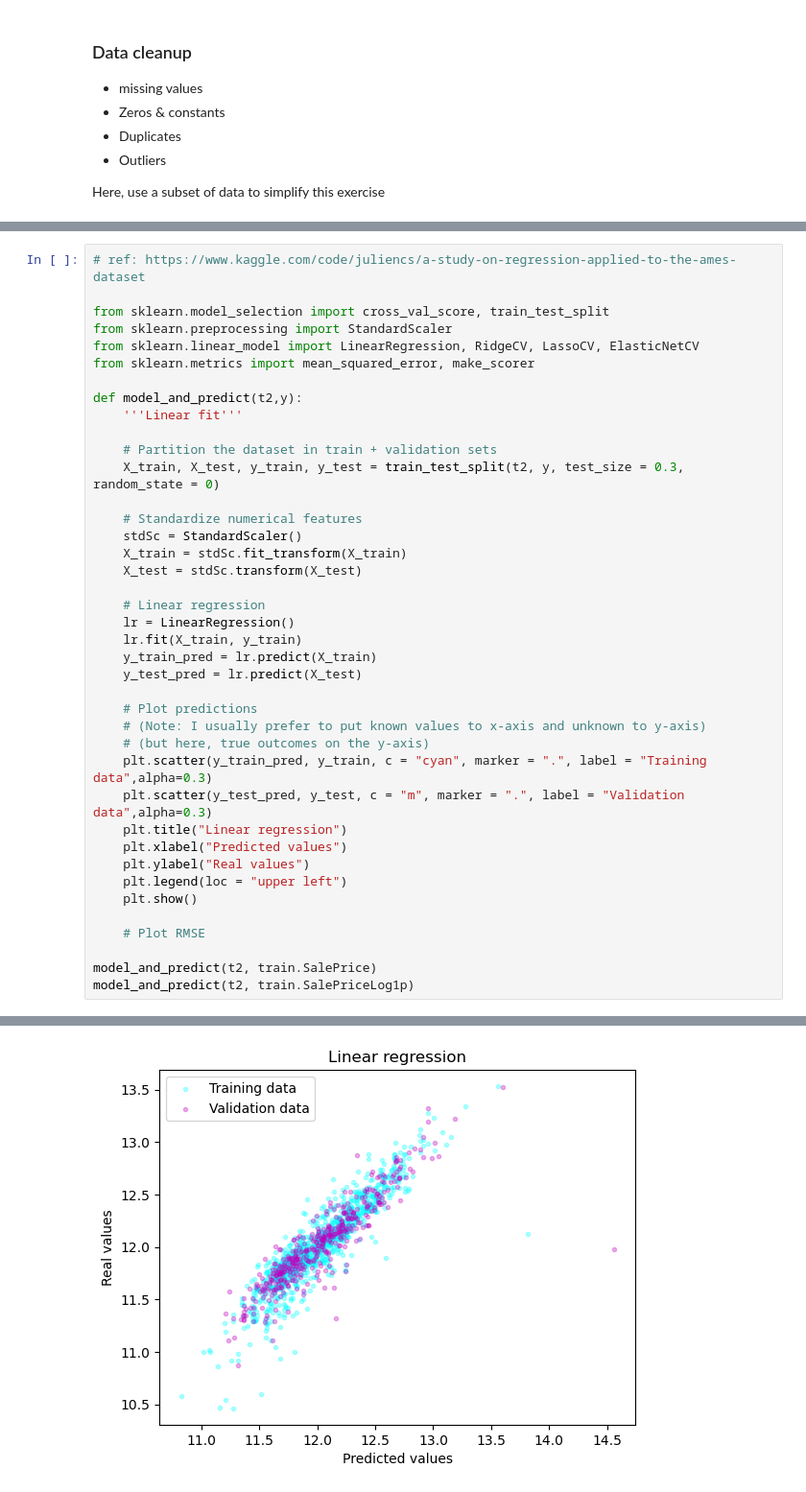
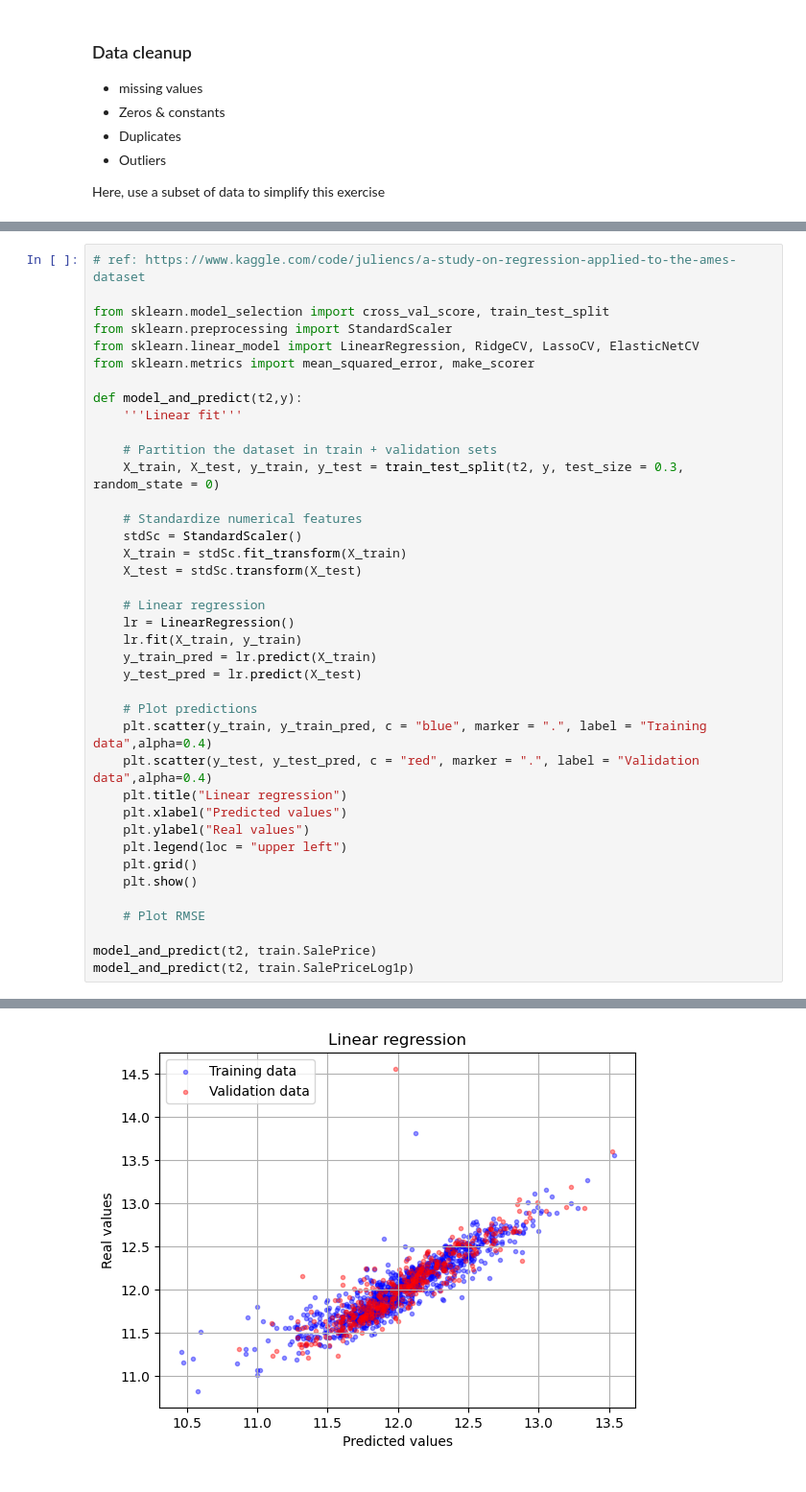
Before and after one commit to yiilih/kaggle-house-pricing-tutorial, a Jupyter notebook: analysis.ipynb, the cells around one changed output, grey strips where cells are left out. Shown: that part at 96% size. Drawn from its saved outputs; the diff is of its cells as text.

```diff
--- a/analysis.ipynb
+++ b/analysis.ipynb
@@ -119,14 +124,13 @@ def model_and_predict(t2,y):
     y_test_pred = lr.predict(X_test)
 
     # Plot predictions
-    # (Note: I usually prefer to put known values to x-axis and unknown to y-axis)
-    # (but here, true outcomes on the y-axis)
-    plt.scatter(y_train_pred, y_train, c = "cyan", marker = ".", label = "Training data",alpha=0.3)
-    plt.scatter(y_test_pred, y_test, c = "m", marker = ".", label = "Validation data",alpha=0.3)
+    plt.scatter(y_train, y_train_pred, c = "blue", marker = ".", label = "Training data",alpha=0.4)
+    plt.scatter(y_test, y_test_pred, c = "red", marker = ".", label = "Validation data",alpha=0.4)
     plt.title("Linear regression")
     plt.xlabel("Predicted values")
     plt.ylabel("Real values")
     plt.legend(loc = "upper left")
+    plt.grid()
     plt.show()
 
     # Plot RMSE
@@ -138,2 +142,2 @@ model_and_predict(t2, train.SalePriceLog1p)
-[figure, old version]
+[figure, new version]
 # %%
```
Also changed, not shown: parts of 4 cells of this notebook.
